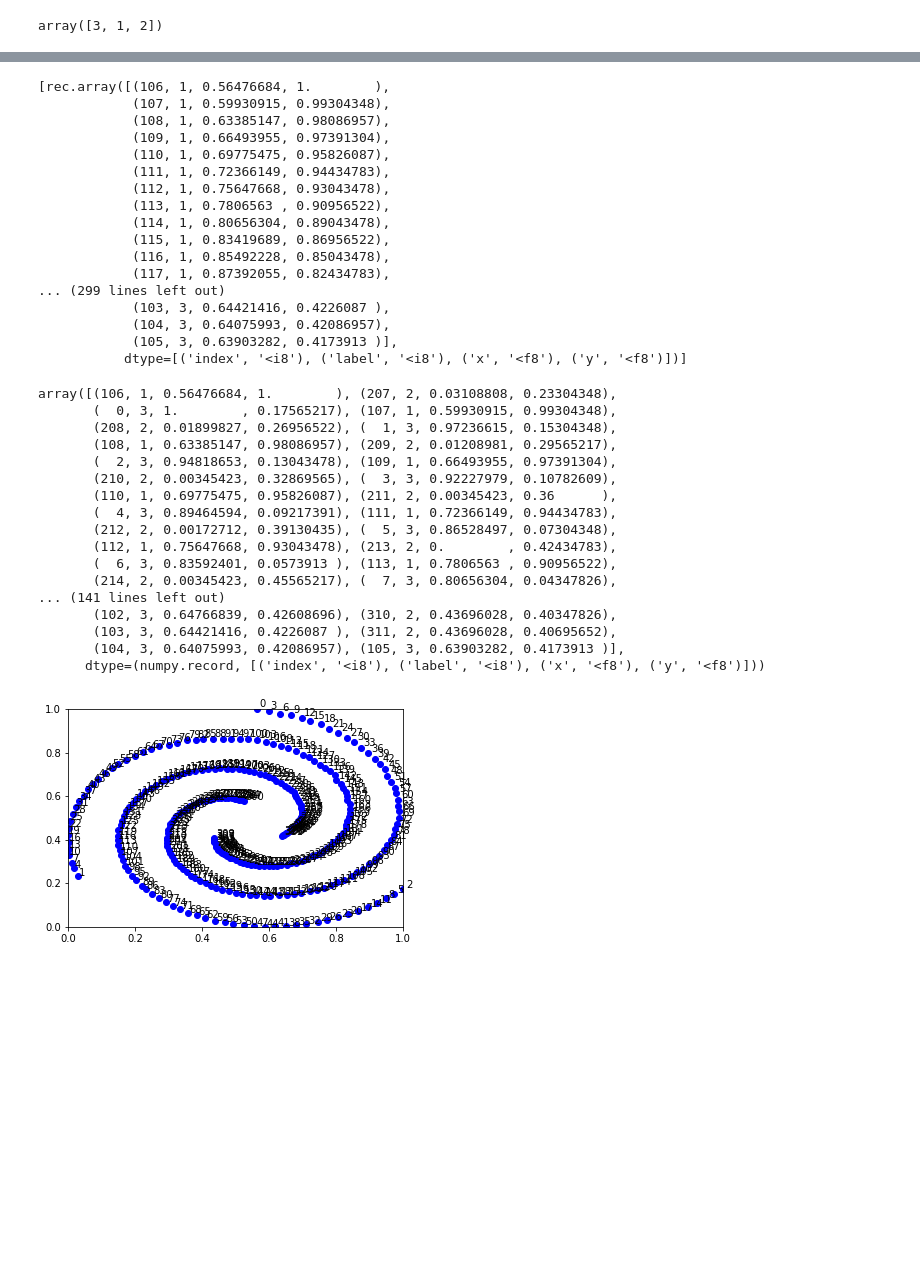
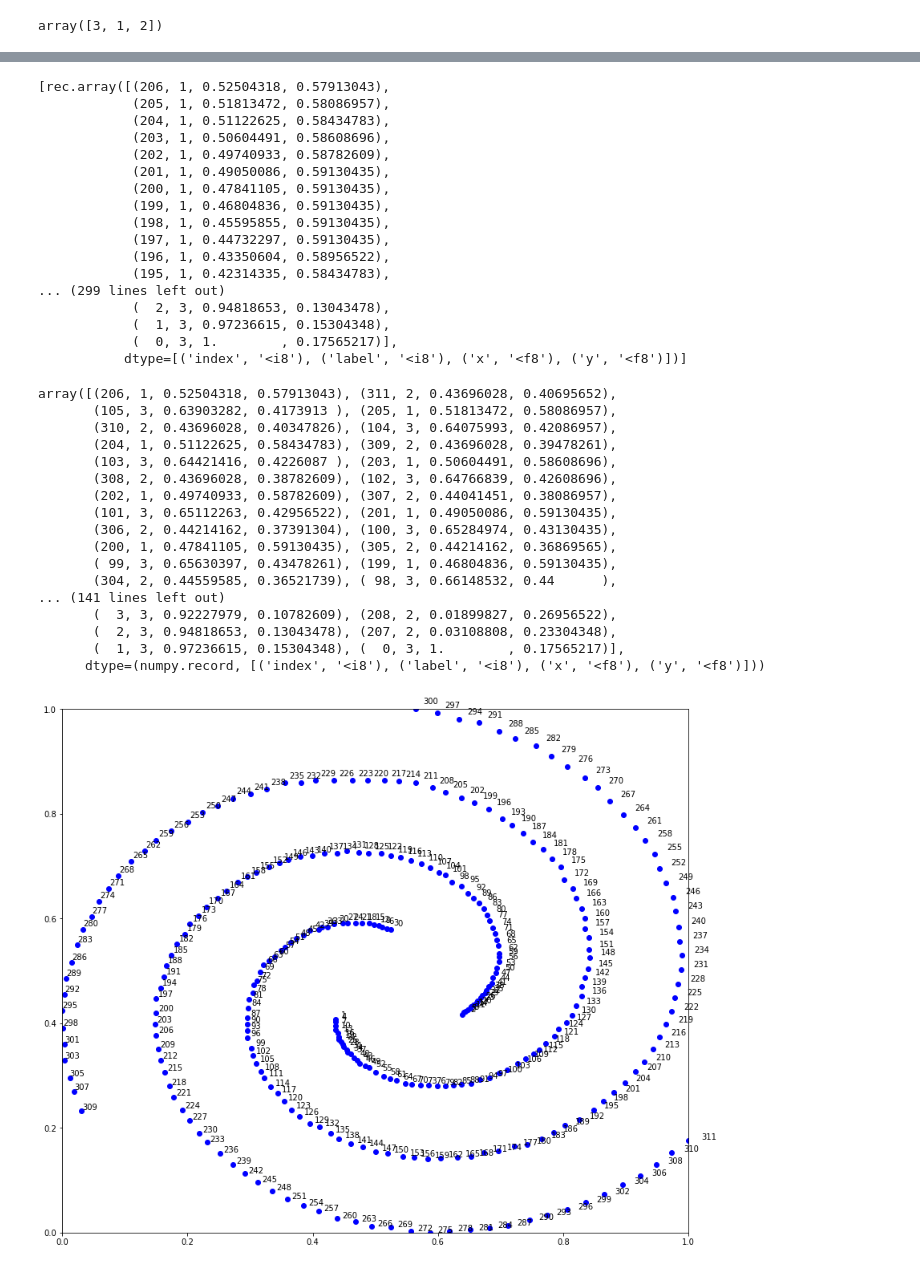
Before and after one commit to xhan97/StreaKHC, a Jupyter notebook: notebooks/Untitled.ipynb, the cells around one changed output, grey strips where cells are left out. Saved outputs shown, nothing was run; the diff lists cells and outputs as text; code cells hidden in the pictures; blank space fills up the shorter version.

```diff
--- a/notebooks/Untitled.ipynb
+++ b/notebooks/Untitled.ipynb
@@ -40,6 +40,3 @@ data["label"].unique()
 array([3, 1, 2])
 # %%
 po_grouped_df = data.groupby(["label"], as_index=False)
-# %%
-for l, df in po_grouped_df:
-    print(df)
@@ -64,28 +43,28 @@ for l, df in po_grouped_df:
 # %%
 order_mat = []
 max_iter = max([len(ct) for l, ct in po_grouped_df])
-mat_num = [ct[["label","x","y"]].to_records() for l, ct in po_grouped_df]
+mat_num = [ct[["label","x","y"]][::-1].to_records() for l, ct in po_grouped_df]
 # for i in range(max_iter):
 #     order_mat.append([ ct.iloc[i] for l, ct in po_grouped_df])
 # %%
 mat_num
 # %% [output]
-[rec.array([(106, 1, 0.56476684, 1.        ),
-            (107, 1, 0.59930915, 0.99304348),
-            (108, 1, 0.63385147, 0.98086957),
-            (109, 1, 0.66493955, 0.97391304),
-            (110, 1, 0.69775475, 0.95826087),
-            (111, 1, 0.72366149, 0.94434783),
-            (112, 1, 0.75647668, 0.93043478),
-            (113, 1, 0.7806563 , 0.90956522),
-            (114, 1, 0.80656304, 0.89043478),
-            (115, 1, 0.83419689, 0.86956522),
-            (116, 1, 0.85492228, 0.85043478),
-            (117, 1, 0.87392055, 0.82434783),
+[rec.array([(206, 1, 0.52504318, 0.57913043),
+            (205, 1, 0.51813472, 0.58086957),
+            (204, 1, 0.51122625, 0.58434783),
+            (203, 1, 0.50604491, 0.58608696),
+            (202, 1, 0.49740933, 0.58782609),
+            (201, 1, 0.49050086, 0.59130435),
+            (200, 1, 0.47841105, 0.59130435),
+            (199, 1, 0.46804836, 0.59130435),
+            (198, 1, 0.45595855, 0.59130435),
+            (197, 1, 0.44732297, 0.59130435),
+            (196, 1, 0.43350604, 0.58956522),
+            (195, 1, 0.42314335, 0.58434783),
 ... (299 lines left out)
-            (103, 3, 0.64421416, 0.4226087 ),
-            (104, 3, 0.64075993, 0.42086957),
-            (105, 3, 0.63903282, 0.4173913 )],
+            (  2, 3, 0.94818653, 0.13043478),
+            (  1, 3, 0.97236615, 0.15304348),
+            (  0, 3, 1.        , 0.17565217)],
            dtype=[('index', '<i8'), ('label', '<i8'), ('x', '<f8'), ('y', '<f8')])]
 # %%
 reorder_mat = []
@@ -97,21 +76,21 @@ reorder_mat = np.array(reorder_mat)
 # %%
 reorder_mat
 # %% [output]
-array([(106, 1, 0.56476684, 1.        ), (207, 2, 0.03108808, 0.23304348),
-       (  0, 3, 1.        , 0.17565217), (107, 1, 0.59930915, 0.99304348),
-       (208, 2, 0.01899827, 0.26956522), (  1, 3, 0.97236615, 0.15304348),
-       (108, 1, 0.63385147, 0.98086957), (209, 2, 0.01208981, 0.29565217),
-       (  2, 3, 0.94818653, 0.13043478), (109, 1, 0.66493955, 0.97391304),
-       (210, 2, 0.00345423, 0.32869565), (  3, 3, 0.92227979, 0.10782609),
-       (110, 1, 0.69775475, 0.95826087), (211, 2, 0.00345423, 0.36      ),
-       (  4, 3, 0.89464594, 0.09217391), (111, 1, 0.72366149, 0.94434783),
-       (212, 2, 0.00172712, 0.39130435), (  5, 3, 0.86528497, 0.07304348),
-       (112, 1, 0.75647668, 0.93043478), (213, 2, 0.        , 0.42434783),
-       (  6, 3, 0.83592401, 0.0573913 ), (113, 1, 0.7806563 , 0.90956522),
-       (214, 2, 0.00345423, 0.45565217), (  7, 3, 0.80656304, 0.04347826),
+array([(206, 1, 0.52504318, 0.57913043), (311, 2, 0.43696028, 0.40695652),
+       (105, 3, 0.63903282, 0.4173913 ), (205, 1, 0.51813472, 0.58086957),
+       (310, 2, 0.43696028, 0.40347826), (104, 3, 0.64075993, 0.42086957),
+       (204, 1, 0.51122625, 0.58434783), (309, 2, 0.43696028, 0.39478261),
+       (103, 3, 0.64421416, 0.4226087 ), (203, 1, 0.50604491, 0.58608696),
+       (308, 2, 0.43696028, 0.38782609), (102, 3, 0.64766839, 0.42608696),
+       (202, 1, 0.49740933, 0.58782609), (307, 2, 0.44041451, 0.38086957),
+       (101, 3, 0.65112263, 0.42956522), (201, 1, 0.49050086, 0.59130435),
+       (306, 2, 0.44214162, 0.37391304), (100, 3, 0.65284974, 0.43130435),
+       (200, 1, 0.47841105, 0.59130435), (305, 2, 0.44214162, 0.36869565),
+       ( 99, 3, 0.65630397, 0.43478261), (199, 1, 0.46804836, 0.59130435),
+       (304, 2, 0.44559585, 0.36521739), ( 98, 3, 0.66148532, 0.44      ),
 ... (141 lines left out)
-       (102, 3, 0.64766839, 0.42608696), (310, 2, 0.43696028, 0.40347826),
-       (103, 3, 0.64421416, 0.4226087 ), (311, 2, 0.43696028, 0.40695652),
-       (104, 3, 0.64075993, 0.42086957), (105, 3, 0.63903282, 0.4173913 )],
+       (  3, 3, 0.92227979, 0.10782609), (208, 2, 0.01899827, 0.26956522),
+       (  2, 3, 0.94818653, 0.13043478), (207, 2, 0.03108808, 0.23304348),
+       (  1, 3, 0.97236615, 0.15304348), (  0, 3, 1.        , 0.17565217)],
       dtype=(numpy.record, [('index', '<i8'), ('label', '<i8'), ('x', '<f8'), ('y', '<f8')]))
 # %%
@@ -119,13 +98,14 @@ pd.DataFrame.from_records(reorder_mat).to_csv("spiral_sorted.csv",index=False)
 # %%
 points = reorder_mat
+plt.figure(figsize=(14, 12))
 for i in range(len(points)):
-    x = points[i][0]
-    y = points[i][1]
+    x = points[i][2]
+    y = points[i][3]
     plt.plot(x, y, 'bo')
-    plt.text(x * (1 + 0.01), y * (1 + 0.01) , i, fontsize=10)
+    plt.text(x * (1 + 0.02), y * (1 + 0.01) , i, fontsize=10)
 
 plt.xlim((0, 1))
 plt.ylim((0, 1))
 plt.show()
 # %% [output]
-[figure, old version]
+[figure, new version]
```
Also changed, not shown: parts of 3 cells of this notebook, 40 other files.
